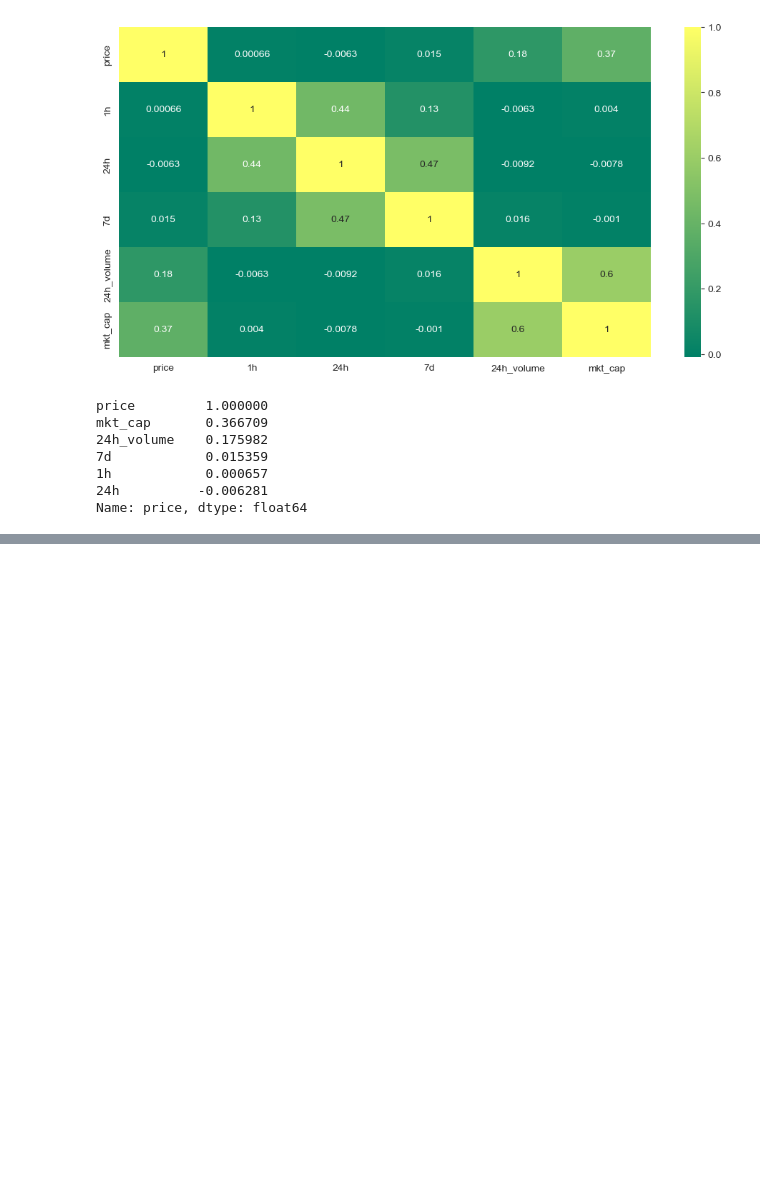
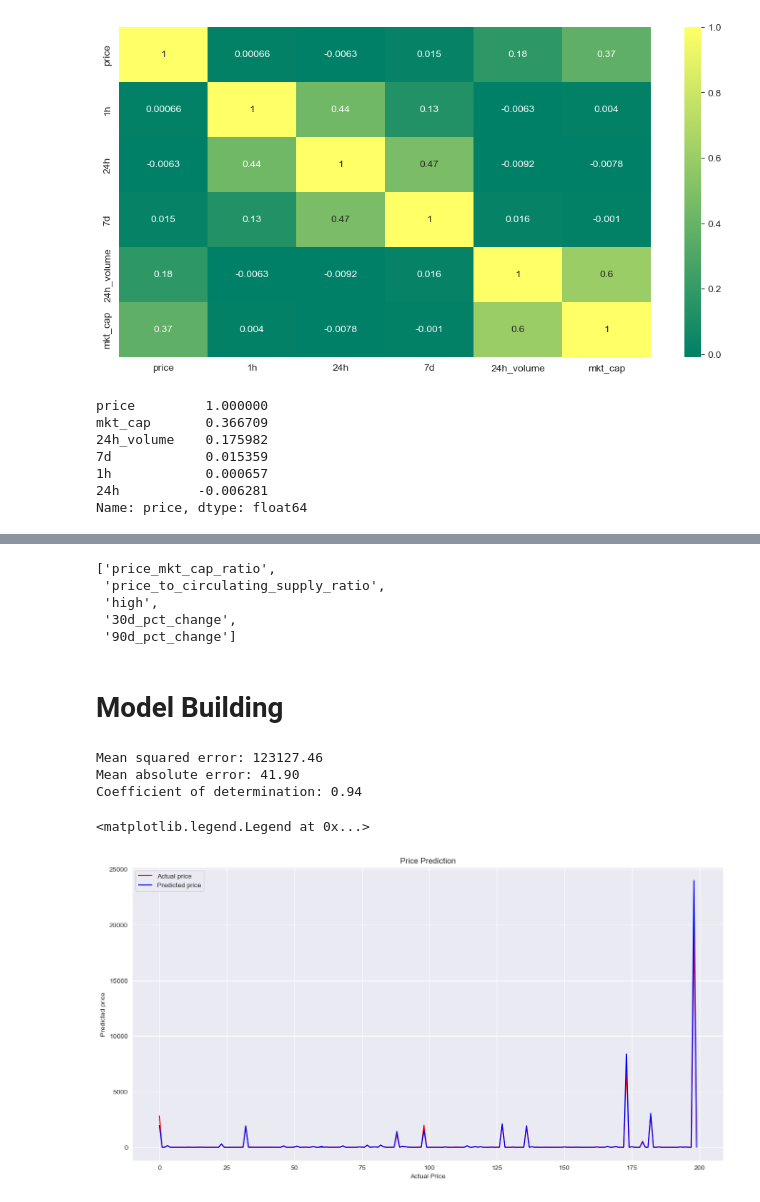
Before and after one commit to ashioyajotham/Quant, a Jupyter notebook: Cryptocurrency Price & Market Data/coin-gecko.ipynb, the cells around one changed output, grey strips where cells are left out. Cells and saved outputs as stored; diff of their text form; code cells hidden in the pictures; blank space fills up the shorter version.

```diff
--- a/Cryptocurrency Price & Market Data/coin-gecko.ipynb
+++ b/Cryptocurrency Price & Market Data/coin-gecko.ipynb
@@ -246,0 +300,6 @@ coin_gecko.head()
+# %%
+# Adding seasonality features
+coin_gecko['season'] = coin_gecko['month'].apply(lambda x: 'winter' if x in [12, 1, 2] else ('spring' if x in [3, 4, 5] else ('summer' if x in [6, 7, 8] else 'autumn')))
+coin_gecko['season'] = coin_gecko['season'].astype('category')
+
+coin_gecko['season'].value_counts()
@@ -246,0 +393,53 @@ coin_gecko.head()
+# %%
+# Obtain high correlated features with price ver 0.5
+high_corr_features = corr['price'][corr['price'] > 0.5].index.tolist()
+high_corr_features.remove('price')
+high_corr_features
+# %% [output]
+['price_mkt_cap_ratio',
+ 'price_to_circulating_supply_ratio',
+ 'high',
+ '30d_pct_change',
+ '90d_pct_change']
+# %% [markdown]
+# Model Building
+# %%
+X = coin_gecko[high_corr_features]
+y = coin_gecko['price']
+
+from sklearn.preprocessing import StandardScaler, MinMaxScaler, LabelEncoder
+le = LabelEncoder()
+X = X.apply(le.fit_transform)
+
+from sklearn.model_selection import train_test_split
+X_train, X_test, y_train, y_test = train_test_split(X, y, test_size=0.2, random_state=42)
+
+from sklearn.ensemble import RandomForestRegressor
+from sklearn.metrics import mean_squared_error, r2_score, mean_absolute_error
+rf = RandomForestRegressor(n_estimators=100, random_state=42)
+rf.fit(X_train, y_train)
+
+rf_y_pred = rf.predict(X_test)
+
+print('Mean squared error: %.2f'
+        % mean_squared_error(y_test, rf_y_pred))
+print('Mean absolute error: %.2f'
+        % mean_absolute_error(y_test, rf_y_pred))
+print('Coefficient of determination: %.2f'
+        % r2_score(y_test, rf_y_pred))
+# %% [output]
+Mean squared error: 123127.46
+Mean absolute error: 41.90
+Coefficient of determination: 0.94
+# %%
+# Visualising the results
+plt.figure(figsize=(16, 8))
+plt.plot(y_test.values, color='red', label='Actual price')
+plt.plot(rf_y_pred, color='blue', label='Predicted price')
+plt.title('Price Prediction')
+plt.xlabel('Actual Price')
+plt.ylabel('Predicted price')
+plt.legend();
+# %% [output]
+<matplotlib.legend.Legend at 0x...>
+[figure, added]
```
Also changed, not shown: parts of 13 cells of this notebook.
